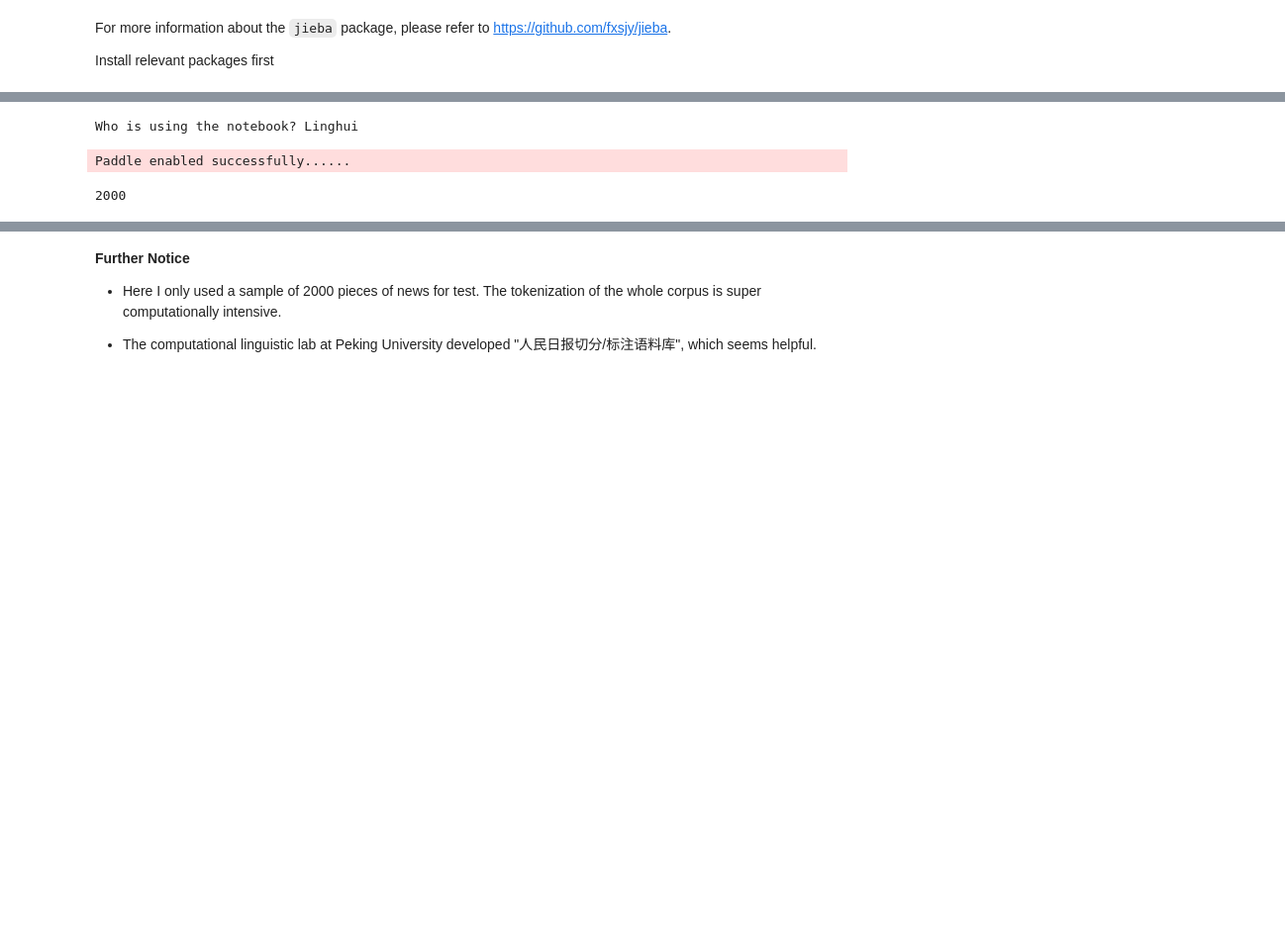
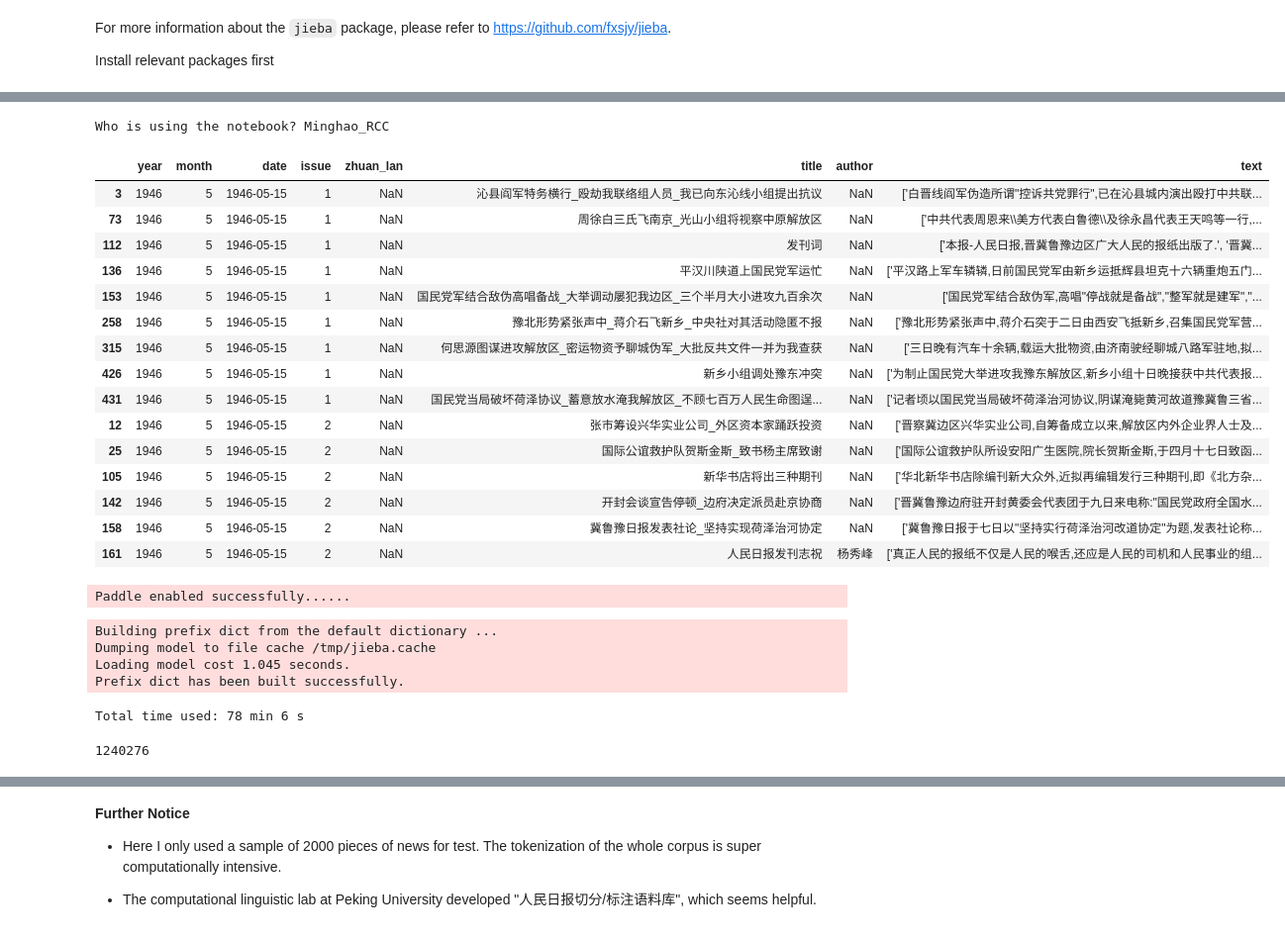
Before and after one commit to WMhYang/EconContent, a Jupyter notebook: codes/tokenize.ipynb, the cells around one changed output, grey strips where cells are left out. Shown at 99% size. Drawn from its saved outputs; the diff is of its cells as text; code cells hidden in the pictures; blank space fills up the shorter version.

Commit message:
add Minghao's profile

```diff
--- a/codes/tokenize.ipynb
+++ b/codes/tokenize.ipynb
@@ -37,8 +48,30 @@ import numpy as np
 user = input("Who is using the notebook? ")
 if user == "Linghui":
     rmrb = pd.read_csv("/Users/linghuiwu/uchicago/courseworks/soci40133/rmrb/rmrb_corpus.csv", index_col=0)
+elif user == "Minghao_RCC":
+    rmrb = pd.read_csv("~/Corpus/rmrb.csv", index_col=0)
 # %% [output]
-Who is using the notebook? Linghui
+Who is using the notebook? Minghao_RCC
+# %%
+# test whether the dataframe is loaded successfully
+rmrb.head(15)
+# %% [output]
+|  | year | month | date | issue | zhuan_lan | title | author | text |
+| 3 | 1946 | 5 | 1946-05-15 | 1 | NaN | 沁县阎军特务横行_殴劫我联络组人员_我已向东沁线小组提出抗议 | NaN | ['白晋线阎军伪造所谓"控诉共党罪行",已在沁县城内演出殴打中共联... |
+| 73 | 1946 | 5 | 1946-05-15 | 1 | NaN | 周徐白三氏飞南京_光山小组将视察中原解放区 | NaN | ['中共代表周恩来\\美方代表白鲁德\\及徐永昌代表王天鸣等一行,... |
+| 112 | 1946 | 5 | 1946-05-15 | 1 | NaN | 发刊词 | NaN | ['本报-人民日报,晋冀鲁豫边区广大人民的报纸出版了.', '晋冀... |
+| 136 | 1946 | 5 | 1946-05-15 | 1 | NaN | 平汉川陕道上国民党军运忙 | NaN | ['平汉路上军车辚辚,日前国民党军由新乡运抵辉县坦克十六辆重炮五门... |
+| 153 | 1946 | 5 | 1946-05-15 | 1 | NaN | 国民党军结合敌伪高唱备战_大举调动屡犯我边区_三个半月大小进攻九百余次 | NaN | ['国民党军结合敌伪军,高唱"停战就是备战","整军就是建军","... |
+| 258 | 1946 | 5 | 1946-05-15 | 1 | NaN | 豫北形势紧张声中_蒋介石飞新乡_中央社对其活动隐匿不报 | NaN | ['豫北形势紧张声中,蒋介石突于二日由西安飞抵新乡,召集国民党军营... |
+| 315 | 1946 | 5 | 1946-05-15 | 1 | NaN | 何思源图谋进攻解放区_密运物资予聊城伪军_大批反共文件一并为我查获 | NaN | ['三日晚有汽车十余辆,载运大批物资,由济南驶经聊城八路军驻地,拟... |
+| 426 | 1946 | 5 | 1946-05-15 | 1 | NaN | 新乡小组调处豫东冲突 | NaN | ['为制止国民党大举进攻我豫东解放区,新乡小组十日晚接获中共代表报... |
+| 431 | 1946 | 5 | 1946-05-15 | 1 | NaN | 国民党当局破坏荷泽协议_蓄意放水淹我解放区_不顾七百万人民生命图逞... | NaN | ['记者顷以国民党当局破坏荷泽治河协议,阴谋淹毙黄河故道豫冀鲁三省... |
+| 12 | 1946 | 5 | 1946-05-15 | 2 | NaN | 张市筹设兴华实业公司_外区资本家踊跃投资 | NaN | ['晋察冀边区兴华实业公司,自筹备成立以来,解放区内外企业界人士及... |
+| 25 | 1946 | 5 | 1946-05-15 | 2 | NaN | 国际公谊救护队贺斯金斯_致书杨主席致谢 | NaN | ['国际公谊救护队所设安阳广生医院,院长贺斯金斯,于四月十七日致函... |
+| 105 | 1946 | 5 | 1946-05-15 | 2 | NaN | 新华书店将出三种期刊 | NaN | ['华北新华书店除编刊新大众外,近拟再编辑发行三种期刊,即《北方杂... |
+| 142 | 1946 | 5 | 1946-05-15 | 2 | NaN | 开封会谈宣告停顿_边府决定派员赴京协商 | NaN | ['晋冀鲁豫边府驻开封黄委会代表团于九日来电称:"国民党政府全国水... |
+| 158 | 1946 | 5 | 1946-05-15 | 2 | NaN | 冀鲁豫日报发表社论_坚持实现荷泽治河协定 | NaN | ['冀鲁豫日报于七日以"坚持实行荷泽治河改道协定"为题,发表社论称... |
+| 161 | 1946 | 5 | 1946-05-15 | 2 | NaN | 人民日报发刊志祝 | 杨秀峰 | ['真正人民的报纸不仅是人民的喉舌,还应是人民的司机和人民事业的组... |
 # %%
 # initiate "paddle"
 jieba.enable_paddle()
@@ -46,14 +79,29 @@ jieba.enable_paddle()
 Paddle enabled successfully......
 # %%
 # Return a list in the "tokenized" column
+start_time = timeit.default_timer()
+
 rmrb["tokenized"] = rmrb["text"].apply(lambda x: jieba.lcut(x, cut_all=False))
+
+running_time = timeit.default_timer() - start_time
+
+if running_time < 60:
+    print('\nTotal time used: {:.0f} s'.format(running_time))
+else:
+    print('\nTotal time used: {:.0f} min {:.0f} s'.format(running_time // 60, running_time % 60))
 
 # Return a generator in the "tokenized" column
 # rmrb["tokenized"] = rmrb["text"].apply(lambda x: jieba.cut(x, cut_all=False))
+# %% [output]
+Building prefix dict from the default dictionary ...
+Dumping model to file cache /tmp/jieba.cache
+Loading model cost 1.045 seconds.
+Prefix dict has been built successfully.
+Total time used: 78 min 6 s
 # %%
 len(rmrb)
 # %% [output]
-2000
+1240276
 # %%
 rmrb.head(15)
 # %% [output]
```
Also changed, not shown: parts of 7 cells of this notebook, 1 other file.
